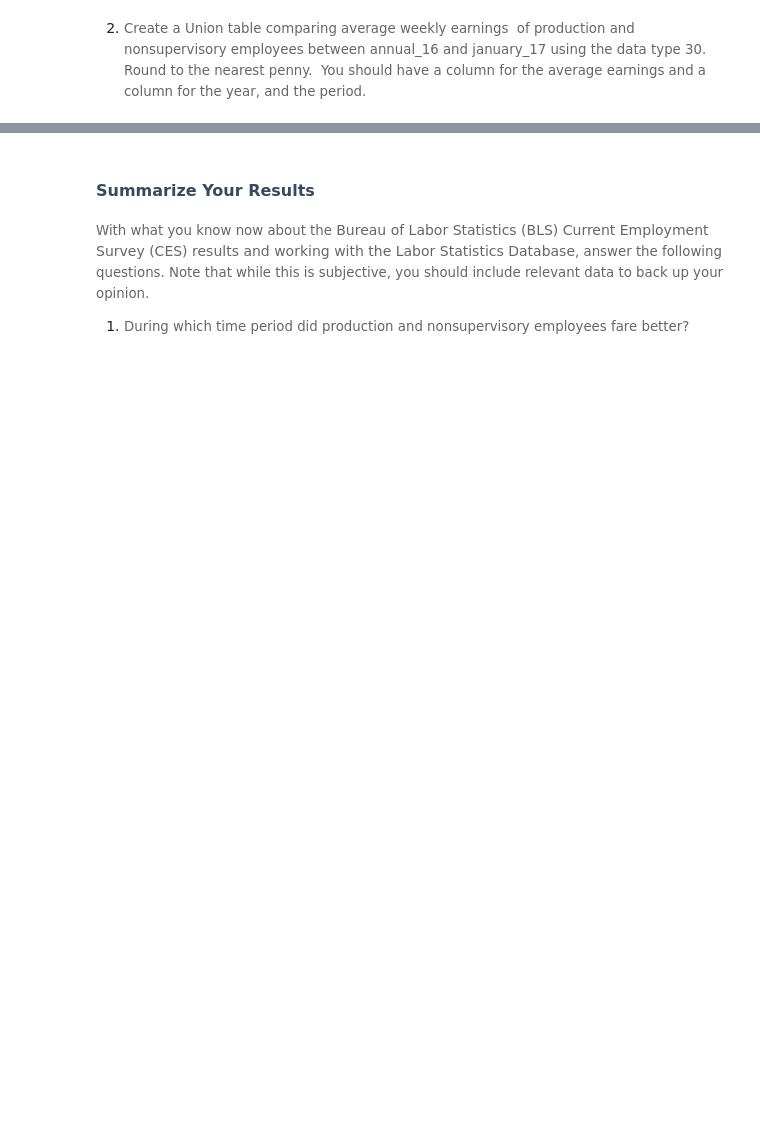
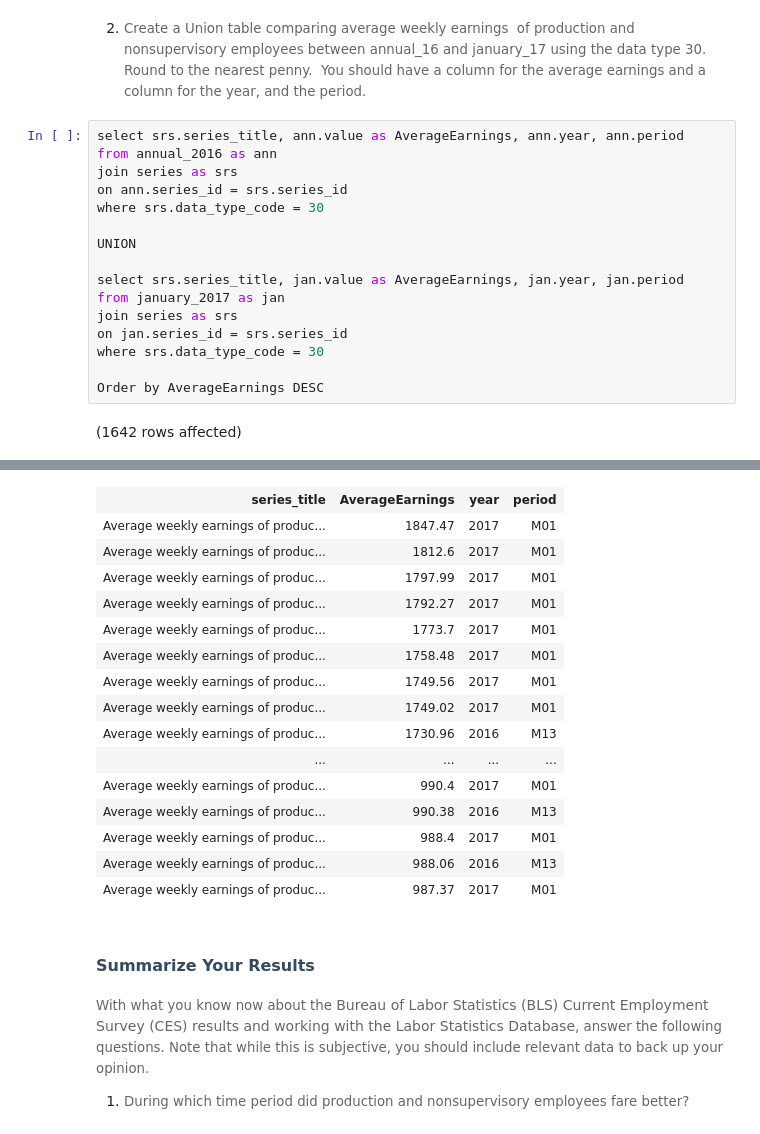
Before and after one commit to jinlikethedrink/Assignment3_9to5, a Jupyter notebook: 9to5.ipynb, the cells around one changed output, grey strips where cells are left out. Drawn from its saved outputs; the diff is of its cells as text; blank space fills up the shorter version.

```diff
--- a/9to5.ipynb
+++ b/9to5.ipynb
@@ -442,2 +500,20 @@ Total execution time: 00:00:00.201
 # %% [markdown]
 2. <span style="background-color: rgb(255, 255, 255); font-size: 10pt; white-space: pre-wrap; color: rgb(102, 102, 102); font-family: Arvo, serif;">Create a Union table comparing average weekly earnings&nbsp; of production and nonsupervisory employees between annual_16 and january_17 using the data type 30.&nbsp; Round to the nearest penny.&nbsp; You should have a column for the average earnings and a column for the year, and the period.</span>
+# %%
+select srs.series_title, ann.value as AverageEarnings, ann.year, ann.period
+from annual_2016 as ann
+join series as srs
+on ann.series_id = srs.series_id
+where srs.data_type_code = 30
+
+UNION
+
+select srs.series_title, jan.value as AverageEarnings, jan.year, jan.period
+from january_2017 as jan
+join series as srs
+on jan.series_id = srs.series_id
+where srs.data_type_code = 30
+
+Order by AverageEarnings DESC
+# %% [output]
+(1642 rows affected)
@@ -444,3 +521,19 @@ Total execution time: 00:00:00.201
+| series_title | AverageEarnings | year | period |
+| Average weekly earnings of produc... | 1847.47 | 2017 | M01 |
+| Average weekly earnings of produc... | 1812.6 | 2017 | M01 |
+| Average weekly earnings of produc... | 1797.99 | 2017 | M01 |
+| Average weekly earnings of produc... | 1792.27 | 2017 | M01 |
+| Average weekly earnings of produc... | 1773.7 | 2017 | M01 |
+| Average weekly earnings of produc... | 1758.48 | 2017 | M01 |
+| Average weekly earnings of produc... | 1749.56 | 2017 | M01 |
+| Average weekly earnings of produc... | 1749.02 | 2017 | M01 |
+| Average weekly earnings of produc... | 1730.96 | 2016 | M13 |
+| ... | ... | ... | ... |
+| Average weekly earnings of produc... | 990.4 | 2017 | M01 |
+| Average weekly earnings of produc... | 990.38 | 2016 | M13 |
+| Average weekly earnings of produc... | 988.4 | 2017 | M01 |
+| Average weekly earnings of produc... | 988.06 | 2016 | M13 |
+| Average weekly earnings of produc... | 987.37 | 2017 | M01 |
 # %% [markdown]
 ## <span style="font-size:12pt;font-family:Montserrat, sans-serif;color:rgb(53, 74, 95);background-color:rgb(255, 255, 255);font-weight:700;vertical-align:baseline;white-space:pre-wrap;">Summarize Your Results</span>
 
```
Also changed, not shown: parts of 12 cells of this notebook.
